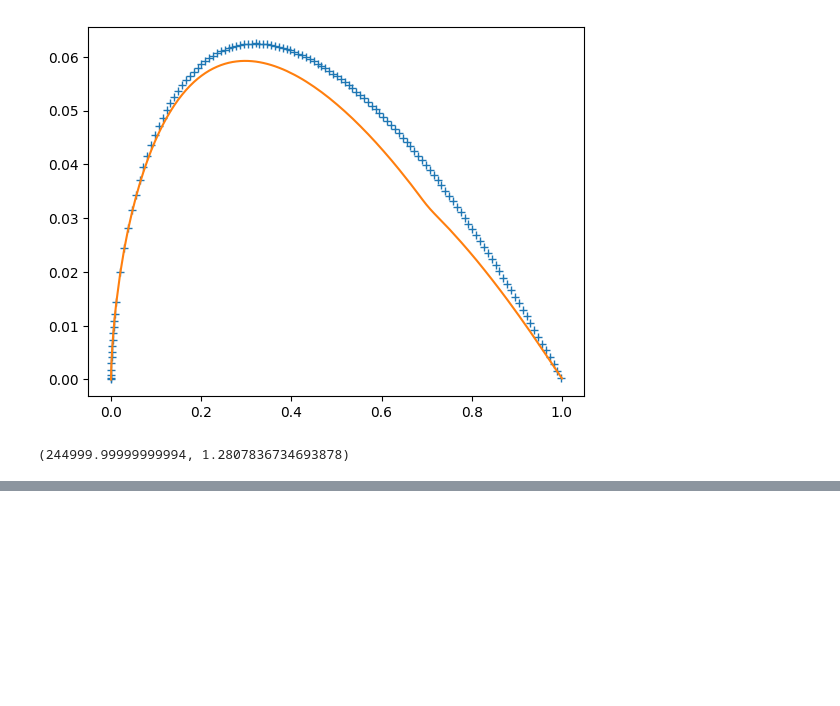
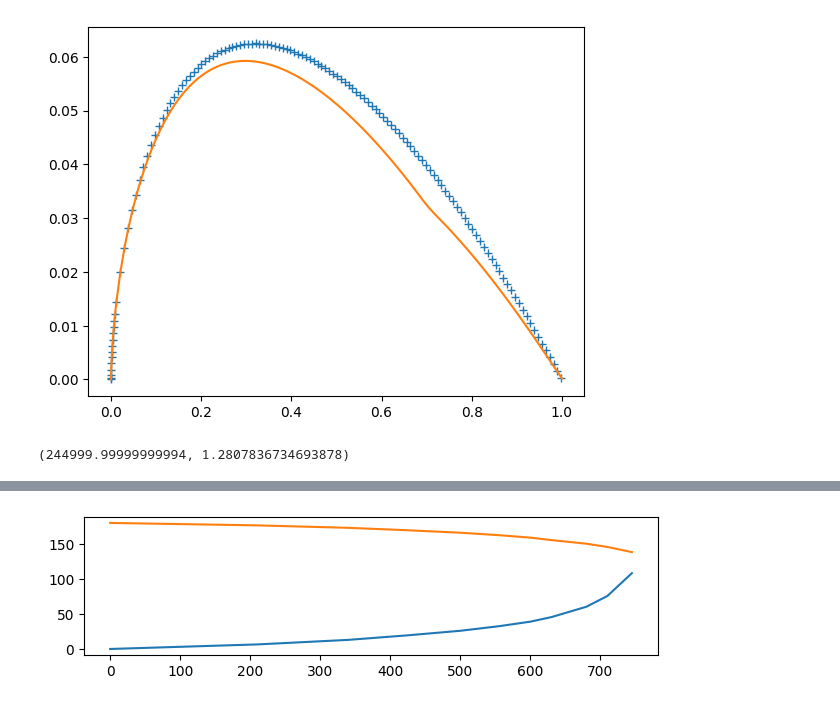
Before and after one commit to Karl-Liu-ch/DiffusionAirfoil, a Jupyter notebook: airfoil copy.ipynb, the cells around one changed output, grey strips where cells are left out. Cells and saved outputs as stored; diff of their text form; code cells hidden in the pictures; blank space fills up the shorter version.

```diff
--- a/airfoil copy.ipynb
+++ b/airfoil copy.ipynb
@@ -199,7 +158,7 @@ show_airfoil(af)
 [figure]
 # %%
 from airfoil_process import *
-airfoil = np.loadtxt('/Users/liuhaotian/Desktop/Glider/SynerJ/SynerJ-100.dat', skiprows=1)
+airfoil = np.loadtxt('SynerJ/SynerJ-100.dat', skiprows=1)
 airfoil = derotate(airfoil)
 airfoil_i = np.copy(airfoil)
 airfoil_i = derotate(airfoil_i)
@@ -371,2 +332,0 @@ perf, cl, cd, vz
-# %%
-root = 'synergy2_65/'
@@ -372,0 +512,57 @@ root = 'synergy2_65/'
+# %%
+x1s = []
+x2s = []
+x = [0, 210, 340, 425, 500, 555, 600, 630, 680, 710, 745]
+aff = np.copy(afs['20120105-60T85'])
+x1,x2 = writeairfoil(aff, 0.65, x[0], 180, twist=0, root=180, mode='w')
+x1s.append(x1)
+x2s.append(x2)
+aff = np.copy(afs['20140417-49'])
+x1,x2 = writeairfoil(aff, 0.65, x[1], 170, twist=0, root=180, mode='a')
+x1s.append(x1)
+x2s.append(x2)
+aff = np.copy(afs['20140417-47.5'])
+x1,x2 = writeairfoil(aff, 0.65, x[2], 160, twist=0, root=180, mode='a')
+x1s.append(x1)
+x2s.append(x2)
+aff = np.copy(afs['20140417-45'])
+x1,x2 = writeairfoil(aff, 0.65, x[3], 150, twist=0, root=180, mode='a')
+x1s.append(x1)
+x2s.append(x2)
+aff = np.copy(afs['20140417-40'])
+x1,x2 = writeairfoil(aff, 0.65, x[4], 140, twist=0, root=180, mode='a')
+x1s.append(x1)
+x2s.append(x2)
+aff = np.copy(afs['20140417-35'])
+x1,x2 = writeairfoil(aff, 0.65, x[5], 130, twist=0, root=180, mode='a')
+x1s.append(x1)
+x2s.append(x2)
+aff = np.copy(afs['20140417-30'])
+x1,x2 = writeairfoil(aff, 0.65, x[6], 120, twist=0, root=180, mode='a')
+x1s.append(x1)
+x2s.append(x2)
+aff = np.copy(afs['20120105-25-20'])
+x1,x2 = writeairfoil(aff, 0.65, x[7], 110, twist=0, root=180, mode='a')
+x1s.append(x1)
+x2s.append(x2)
+aff = np.copy(afs['20100901-5f tip'])
+x1,x2 = writeairfoil(aff, 0.65, x[8], 90, twist=0, root=180, offset=0.02, mode='a')
+x1s.append(x1)
+x2s.append(x2)
+aff = np.copy(afs['20100901-5f tip'])
+x1,x2 = writeairfoil(aff, 0.65, x[9], 70, twist=0, root=180, offset=0.06, mode='a')
+x1s.append(x1)
+x2s.append(x2)
+aff = np.copy(afs['20100901-5f tip'])
+x1,x2 = writeairfoil(aff, 0.65, x[10], 30, twist=0, root=180, offset=0.36, mode='a', end=True)
+x1s.append(x1)
+x2s.append(x2)
+fig, axs = plt.subplots(1, 1)
+axs.plot(x,x1s)
+axs.plot(x,x2s)
+axs.set_aspect('equal', 'box')
+fig.tight_layout()
+plt.show()
+txt2xlsx()
+# %% [output]
+[figure, added]
```
Also changed, not shown: parts of 14 cells of this notebook, 3 other files.
